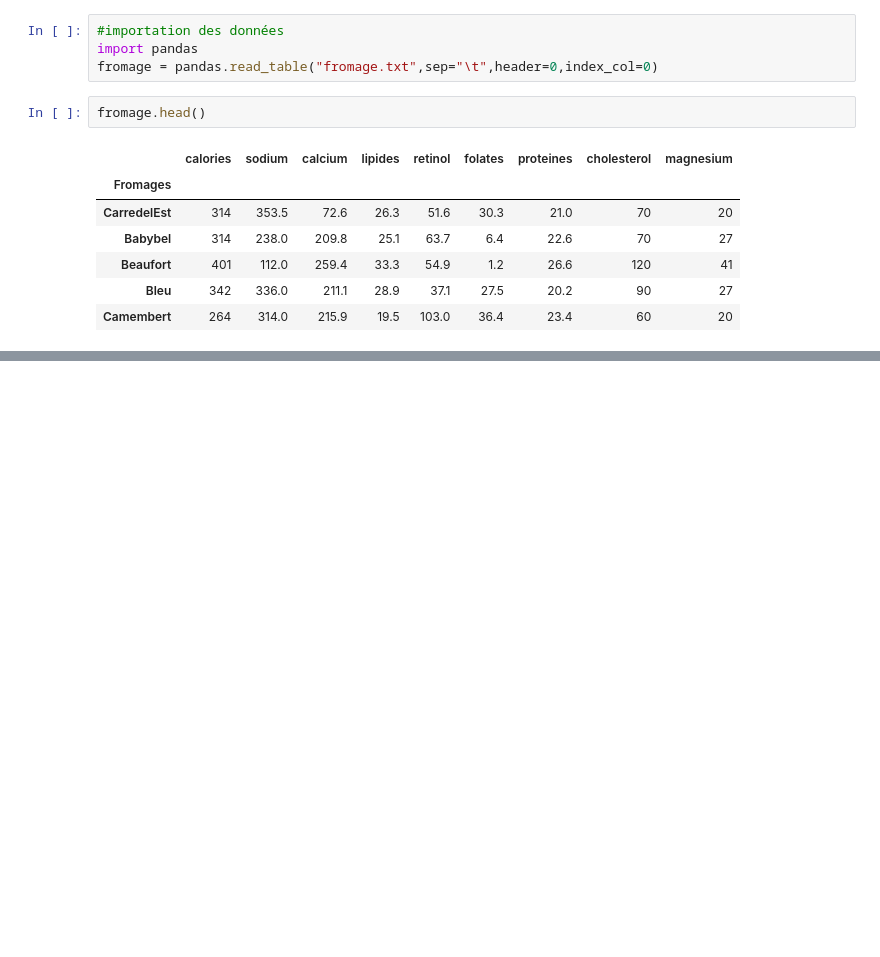
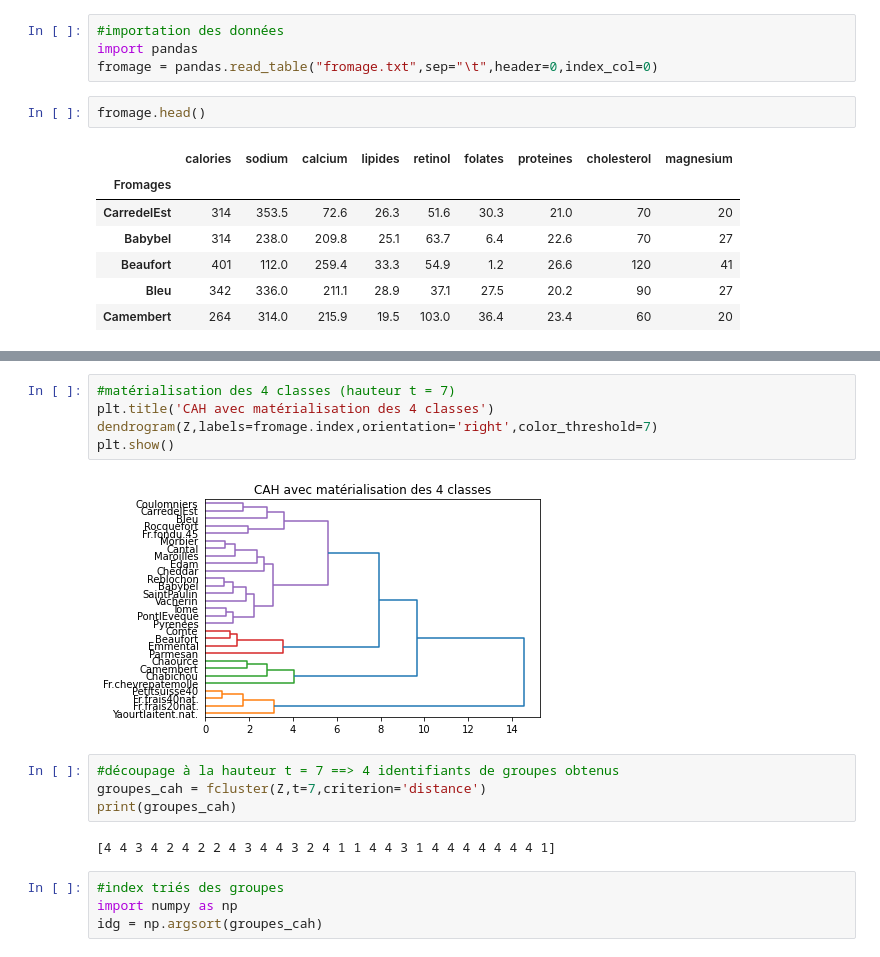
Before and after one commit to NoraYoussefi/cheese_clustering, a Jupyter notebook: Untitled.ipynb, the cells around one changed output, grey strips where cells are left out. Drawn from its saved outputs; the diff is of its cells as text; blank space fills up the shorter version.

```diff
--- a/Untitled.ipynb
+++ b/Untitled.ipynb
@@ -17,0 +108,17 @@ fromage.head()
+# %%
+#matérialisation des 4 classes (hauteur t = 7)
+plt.title('CAH avec matérialisation des 4 classes')
+dendrogram(Z,labels=fromage.index,orientation='right',color_threshold=7)
+plt.show()
+# %% [output]
+[figure, added]
+# %%
+#découpage à la hauteur t = 7 ==> 4 identifiants de groupes obtenus
+groupes_cah = fcluster(Z,t=7,criterion='distance')
+print(groupes_cah)
+# %% [output]
+[4 4 3 4 2 4 2 2 4 3 4 4 3 2 4 1 1 4 4 3 1 4 4 4 4 4 4 4 1]
+# %%
+#index triés des groupes
+import numpy as np
+idg = np.argsort(groupes_cah)
```
Also changed, not shown: parts of 35 cells of this notebook.
